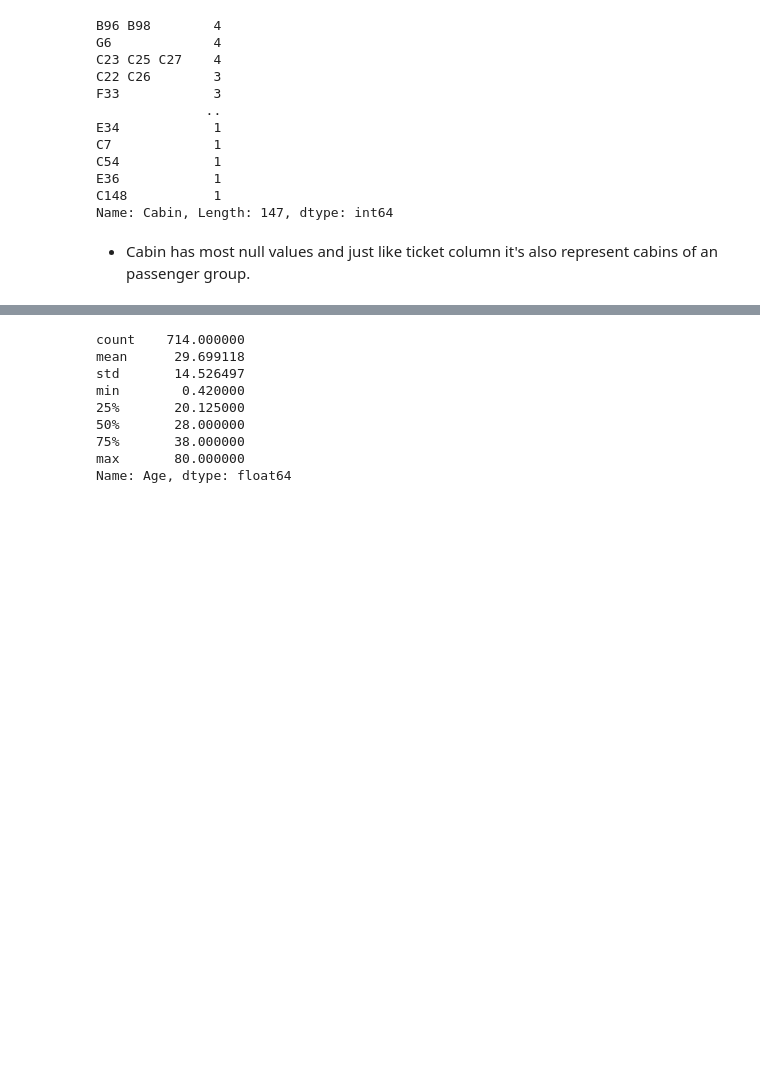
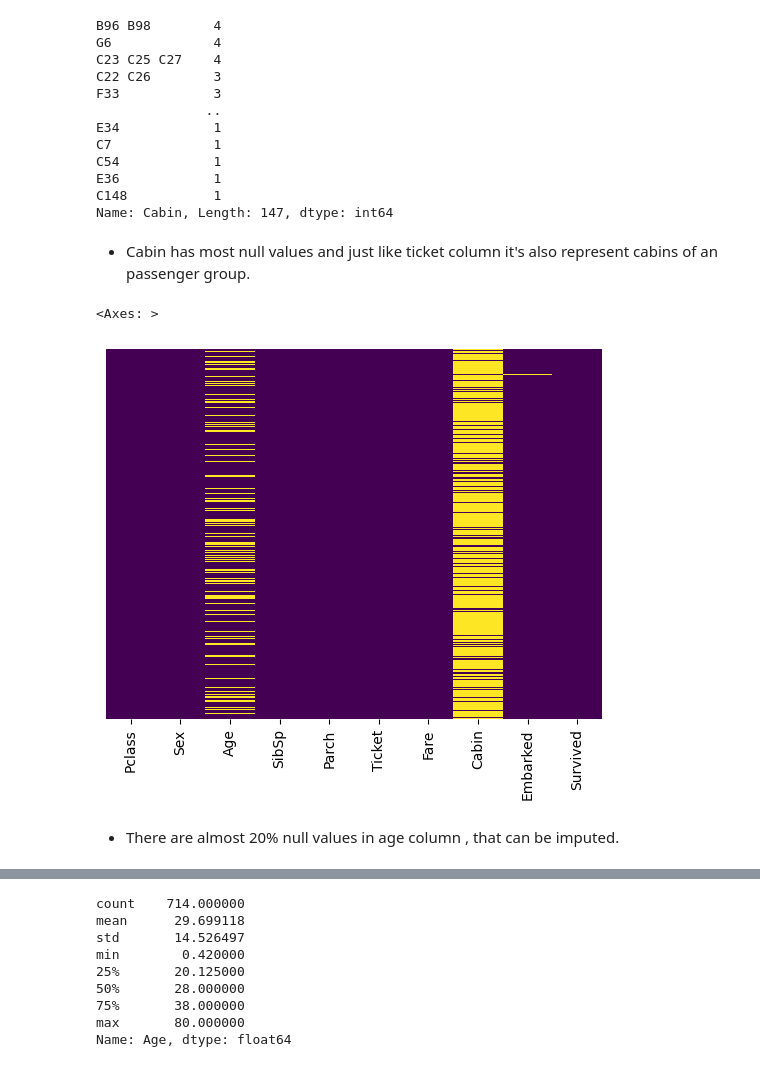
Before and after one commit to Rohan01346/Titanic-Survival, a Jupyter notebook: Titanic.ipynb, the cells around one changed output, grey strips where cells are left out. Cells and saved outputs as stored; diff of their text form; code cells hidden in the pictures; blank space fills up the shorter version.

```diff
--- a/Titanic.ipynb
+++ b/Titanic.ipynb
@@ -137,6 +142,13 @@ Name: Cabin, Length: 147, dtype: int64
 # %%
 data_train.drop("Cabin",axis=1,inplace=True)
 data_test.drop("Cabin",axis=1,inplace=True)
+# %%
+sns.heatmap(data_train.isnull(),yticklabels=False,cbar=False,cmap="viridis")
+# %% [output]
+<Axes: >
+[figure, added]
+# %% [markdown]
+- There are almost 20% null values in age column , that can be imputed.
 # %%
 data_train["Age"].plot.hist()
 # %% [output]
```
Also changed, not shown: parts of 18 cells of this notebook.
